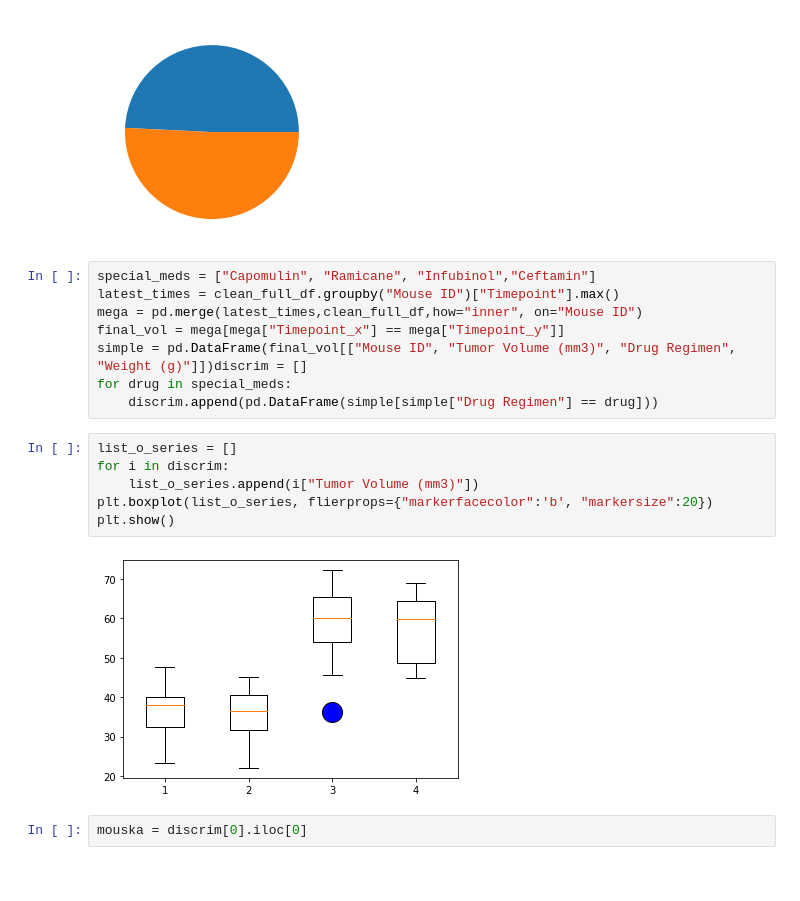
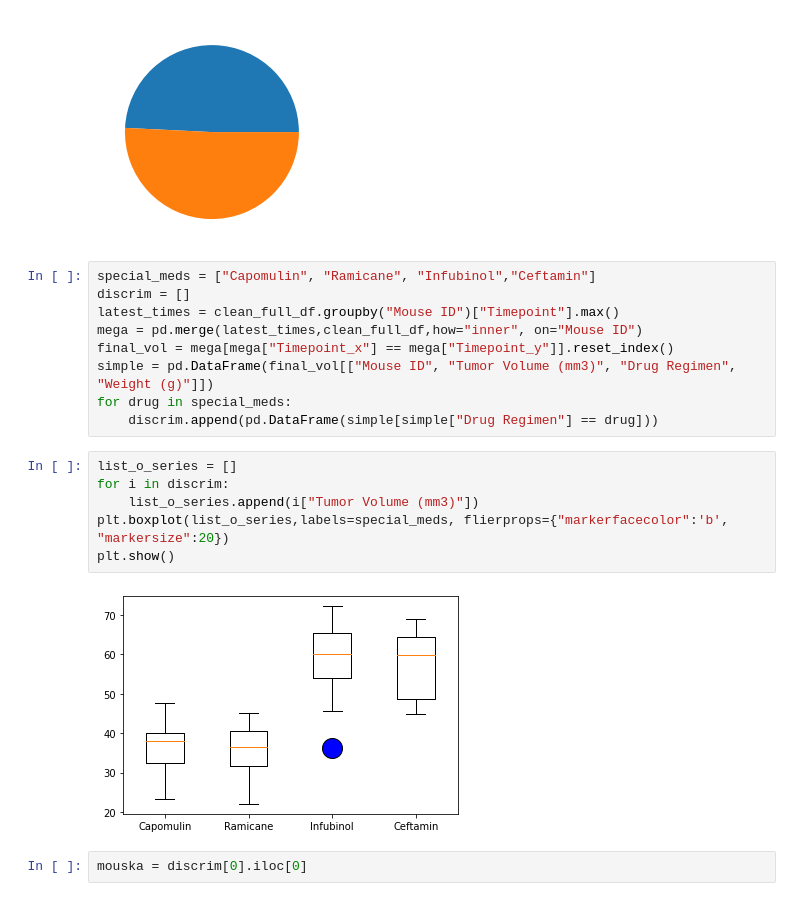
Before and after one commit to turkishfilms/visualization-challenge, a Jupyter notebook: pyma_study.ipynb, the cells around one changed output. Saved outputs shown, nothing was run; the diff lists cells and outputs as text.

```diff
--- a/pyma_study.ipynb
+++ b/pyma_study.ipynb
@@ -49,20 +55,21 @@ plt.show()
 [figure]
 # %%
 special_meds = ["Capomulin", "Ramicane", "Infubinol","Ceftamin"]
+discrim = []
 latest_times = clean_full_df.groupby("Mouse ID")["Timepoint"].max()
 mega = pd.merge(latest_times,clean_full_df,how="inner", on="Mouse ID")
-final_vol = mega[mega["Timepoint_x"] == mega["Timepoint_y"]]
-simple = pd.DataFrame(final_vol[["Mouse ID", "Tumor Volume (mm3)", "Drug Regimen", "Weight (g)"]])discrim = []
+final_vol = mega[mega["Timepoint_x"] == mega["Timepoint_y"]].reset_index()
+simple = pd.DataFrame(final_vol[["Mouse ID", "Tumor Volume (mm3)", "Drug Regimen", "Weight (g)"]])
 for drug in special_meds:
     discrim.append(pd.DataFrame(simple[simple["Drug Regimen"] == drug]))
 # %%
 list_o_series = []
 for i in discrim:
     list_o_series.append(i["Tumor Volume (mm3)"])
-plt.boxplot(list_o_series, flierprops={"markerfacecolor":'b', "markersize":20})
+plt.boxplot(list_o_series,labels=special_meds, flierprops={"markerfacecolor":'b', "markersize":20})
 plt.show()
 # %% [output]
-[figure, old version]
+[figure, new version]
 # %%
 mouska = discrim[0].iloc[0]
 # %%
```
Also changed, not shown: parts of 2 cells of this notebook.
